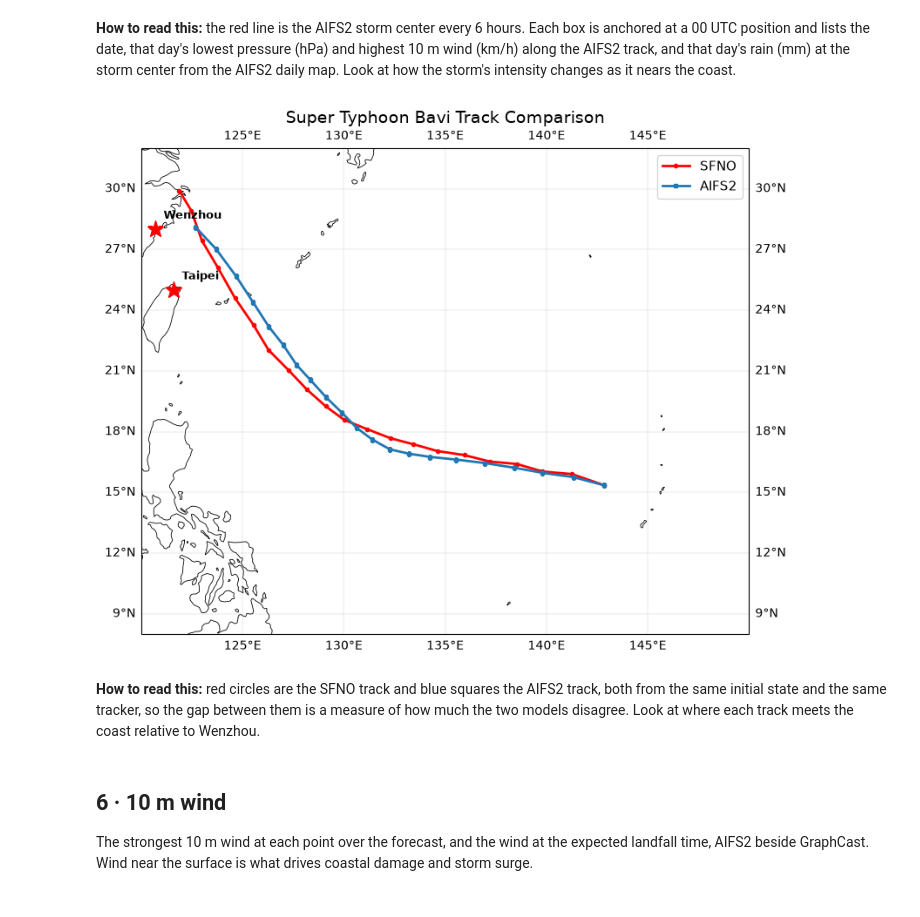
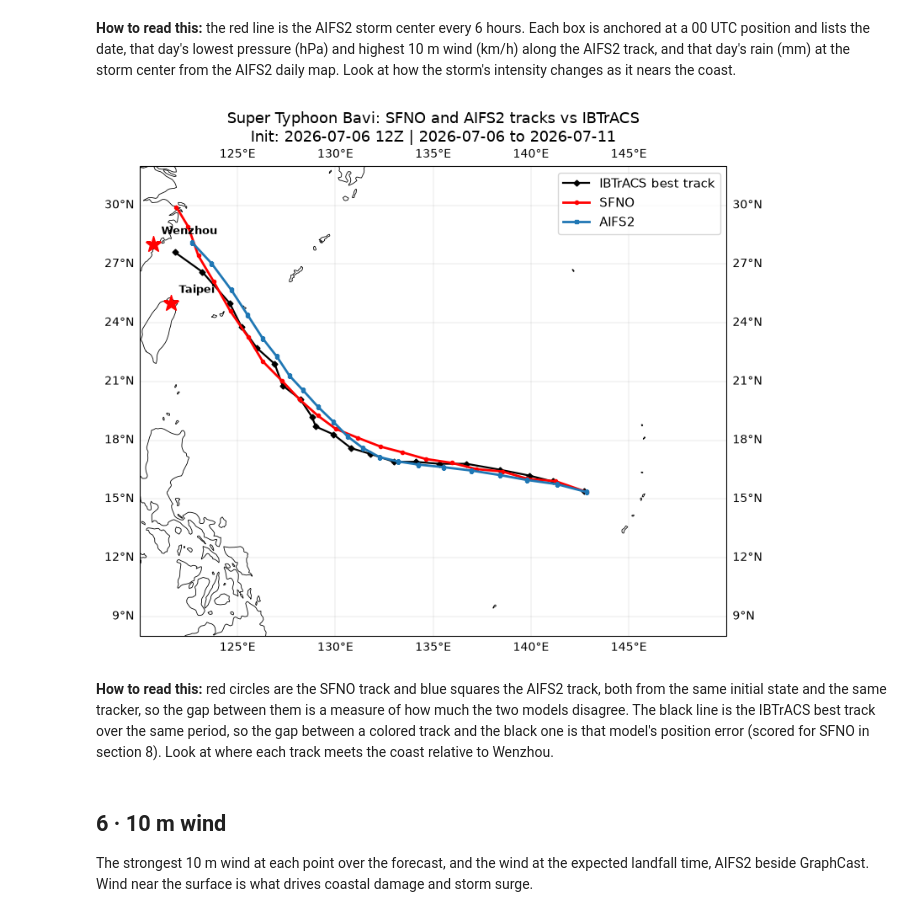
Before and after one commit to ChristianByars/Bavi, a Jupyter notebook: bavi_forecast.ipynb, the cells around one changed output. Drawn from its saved outputs; the diff is of its cells as text; code cells hidden in the pictures.

```diff
--- a/bavi_forecast.ipynb
+++ b/bavi_forecast.ipynb
@@ -576,26 +586,33 @@ plt.show()
 # %%
 fig = plt.figure(figsize=(9, 8))
 ax = plt.axes(projection=ccrs.PlateCarree())
 ax.set_extent(TRACK_EXTENT, crs=ccrs.PlateCarree())
 ax.add_feature(cfeature.COASTLINE, linewidth=0.6)
 ax.add_feature(cfeature.BORDERS, linewidth=0.4)
 ax.gridlines(draw_labels=True, linewidth=0.3, color="gray", alpha=0.4)
+
+# observed IBTrACS best track over the forecast period (6-hourly fixes), drawn first so the model tracks sit on top
+best = load_best_track("Bavi", 2026, cache_dir=OUT_DIR / "ibtracs")
+observed = best[best["valid_time"].between(pd.Timestamp(START_TIME), pd.Timestamp(VALID_TIMES[-1]))]
+ax.plot(observed.lon, observed.lat, "-D", color="black", lw=1.6, ms=3.5, label="IBTrACS best track",
+        transform=ccrs.PlateCarree())
 
 # two model tracks, no info boxes — legend distinguishes them
 ax.plot(track_df.tclon, track_df.tclat, "-o", color="red", lw=2.0, ms=3,
         label="SFNO", transform=ccrs.PlateCarree())
 ax.plot(track_aifs_df.tclon, track_aifs_df.tclat, "-s", color="tab:blue", lw=2.0, ms=3,
         label="AIFS2", transform=ccrs.PlateCarree())
 mark_cities(ax)
 ax.legend(loc="upper right", fontsize=11)
 
-ax.set_title("Super Typhoon Bavi Track Comparison", fontsize=14)
+ax.set_title("Super Typhoon Bavi: SFNO and AIFS2 tracks vs IBTrACS\n"
+             f"Init: {START_TIME:%Y-%m-%d %HZ} | {FCST_WINDOW}", fontsize=13)
 fig.savefig(FIG_DIR / "track_comparison.png", dpi=150, bbox_inches="tight")
 plt.show()
 # %% [output]
-[figure, old version]
+[figure, new version]
 # %% [markdown]
-**How to read this:** red circles are the SFNO track and blue squares the AIFS2 track, both from the same initial state and the same tracker, so the gap between them is a measure of how much the two models disagree. Look at where each track meets the coast relative to Wenzhou.
+**How to read this:** red circles are the SFNO track and blue squares the AIFS2 track, both from the same initial state and the same tracker, so the gap between them is a measure of how much the two models disagree. The black line is the IBTrACS best track over the same period, so the gap between a colored track and the black one is that model's position error (scored for SFNO in section 8). Look at where each track meets the coast relative to Wenzhou.
 # %% [markdown]
 ## 6 · 10 m wind
 
```
Also changed, not shown: parts of 16 cells of this notebook, 18 other files.
